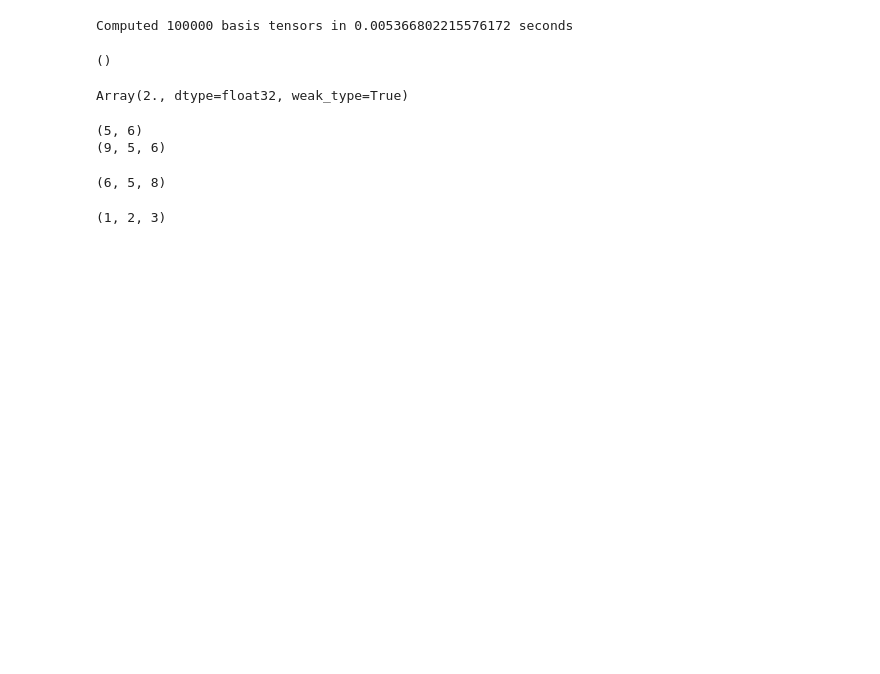
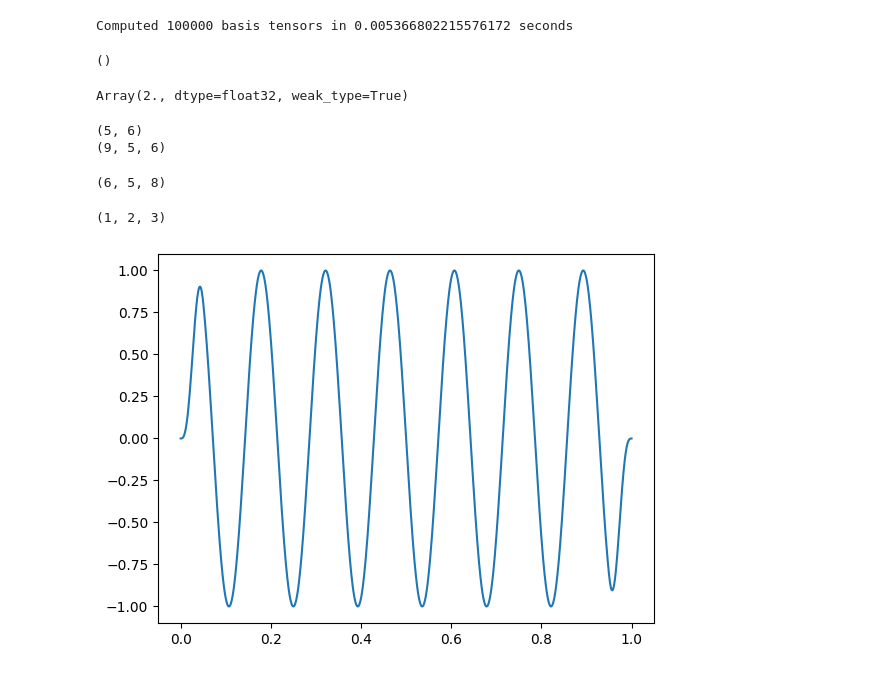
Before and after one commit to tomaszkinowski/WDM_LISAresponse, a Jupyter notebook: examples/getting_started.ipynb, the cells around one changed output. Saved outputs shown, nothing was run; the diff lists cells and outputs as text; code cells hidden in the pictures; blank space fills up the shorter version.

```diff
--- a/examples/getting_started.ipynb
+++ b/examples/getting_started.ipynb
@@ -95,3 +95,16 @@ x = jnp.ones((1,2,3,4))
 x.shape[:-1]
 # %% [output]
 (1, 2, 3)
+# %%
+from scipy.signal.windows import tukey
+import numpy as np
+
+t = np.linspace(0, 1, 1000)
+y = np.sin(2 * np.pi * 7 * t)
+
+w = tukey(len(t), alpha=0.1)
+
+plt.plot(t, y * w)
+plt.show()
+# %% [output]
+[figure, added]
```
Also changed, not shown: parts of 1 cell of this notebook.
